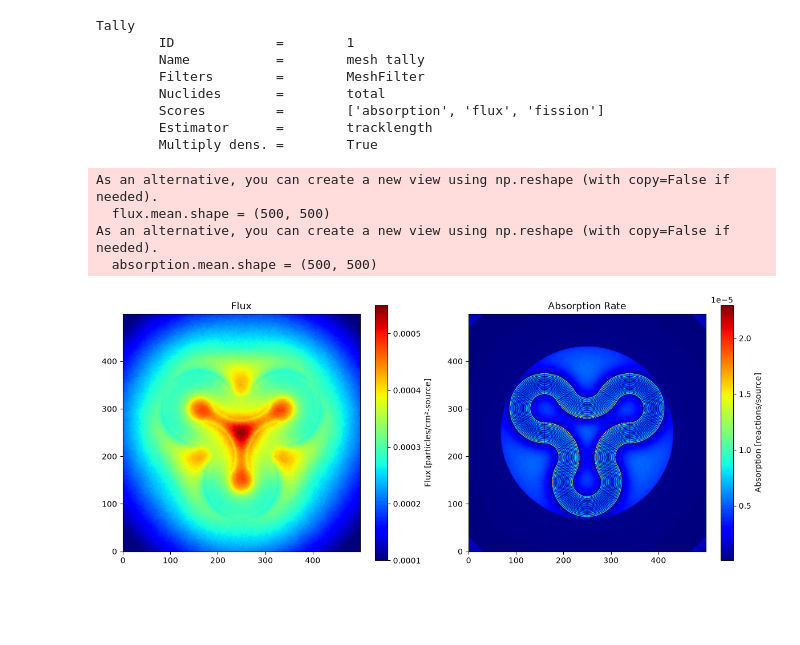
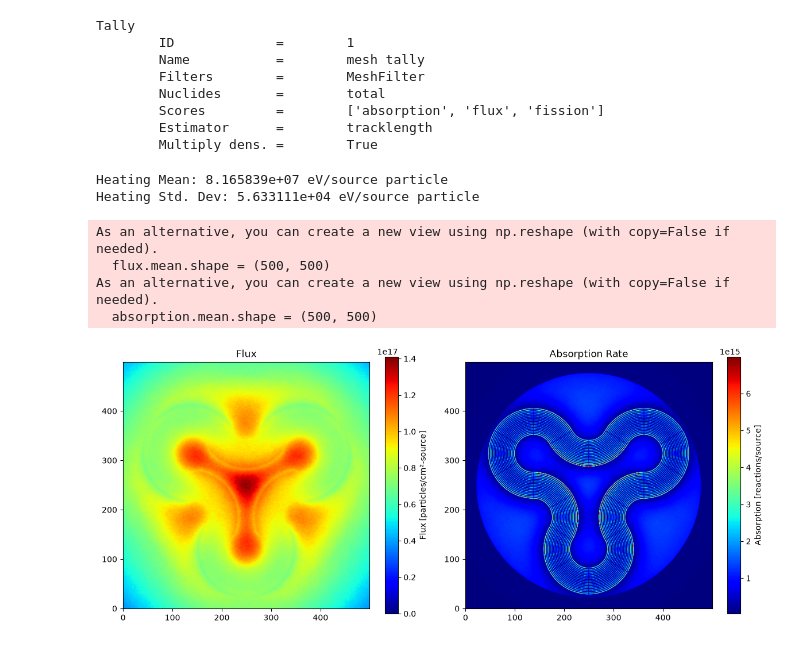
Before and after one commit to BigTMoney985/Senior_Design_Core, a Jupyter notebook: tallies/tallys.ipynb, the cells around one changed output. Saved outputs shown, nothing was run; the diff lists cells and outputs as text; code cells hidden in the pictures; blank space fills up the shorter version.

Commit message:
fixed normalization issues with flux tally

```diff
--- a/tallies/tallys.ipynb
+++ b/tallies/tallys.ipynb
@@ -34,33 +35,60 @@ Tally
         Scores         =        ['absorption', 'flux', 'fission']
         Estimator      =        tracklength
         Multiply dens. =        True
+# %%
+# 1. Retrieve the tally
+tally_heat = sp.get_tally(scores=['heating'])
+
+# 2. Extract values directly from numpy arrays
+mean_val = float(tally_heat.mean.squeeze())
+std_dev_val = float(tally_heat.std_dev.squeeze())
+
+print(f"Heating Mean: {mean_val:e} eV/source particle")
+print(f"Heating Std. Dev: {std_dev_val:e} eV/source particle")
+
+joules = mean_val * 1.602e-19  # Convert eV to Joules
+
+power_factor = (50e6 / joules)  # Normalize to 50 MW
+# %% [output]
+Heating Mean: 8.165839e+07 eV/source particle
+Heating Std. Dev: 5.633111e+04 eV/source particle
 # %%
 flux = tally.get_slice(scores=['flux'])
 absorption = tally.get_slice(scores=['absorption']) - tally.get_slice(scores=['fission'])
+tally_heat = sp.get_tally(scores=['heating'])
 
 flux.mean.shape = (500, 500)
 absorption.mean.shape = (500, 500)
+
+tally_range = 40 # -20cm to 20 cm
+height = 150 # cm
+
+vol_norm =  tally_range ** 2 * height / (500 ** 2 * 1)  # Convert to cm3
+norm_factor = power_factor / vol_norm
+
+flux_norm = flux.mean * norm_factor
+absorption_norm = absorption.mean * norm_factor
 
 # 1. Create a figure and axes side-by-side
 fig, (ax1, ax2) = plt.subplots(1, 2, figsize=(12, 5))
 
 # 2. Plot flux mean
-im1 = ax1.imshow(flux.mean, origin="lower", cmap='jet', vmin=0.0001)
+im1 = ax1.imshow(flux_norm, origin="lower", cmap='jet', vmin=0.0001)
 ax1.set_title("Flux")
 fig.colorbar(im1, ax=ax1, label="Flux [particles/cm²-source]")
 
 # 3. Plot absorption mean
-im2 = ax2.imshow(absorption.mean, origin="lower", cmap='jet')
+im2 = ax2.imshow(absorption_norm, origin="lower", cmap='jet')
 ax2.set_title("Absorption Rate")
 fig.colorbar(im2, ax=ax2, label="Absorption [reactions/source]")
 
 # 4. Adjust layout and save to a file
 plt.tight_layout()
 plt.savefig("tally_results.png", dpi=300)
 plt.show()
 # %% [output]
 As an alternative, you can create a new view using np.reshape (with copy=False if needed).
   flux.mean.shape = (500, 500)
 As an alternative, you can create a new view using np.reshape (with copy=False if needed).
   absorption.mean.shape = (500, 500)
-[figure, old version]
+[figure, new version]
```
Also changed, not shown: parts of 1 cell of this notebook, 1 other file.
